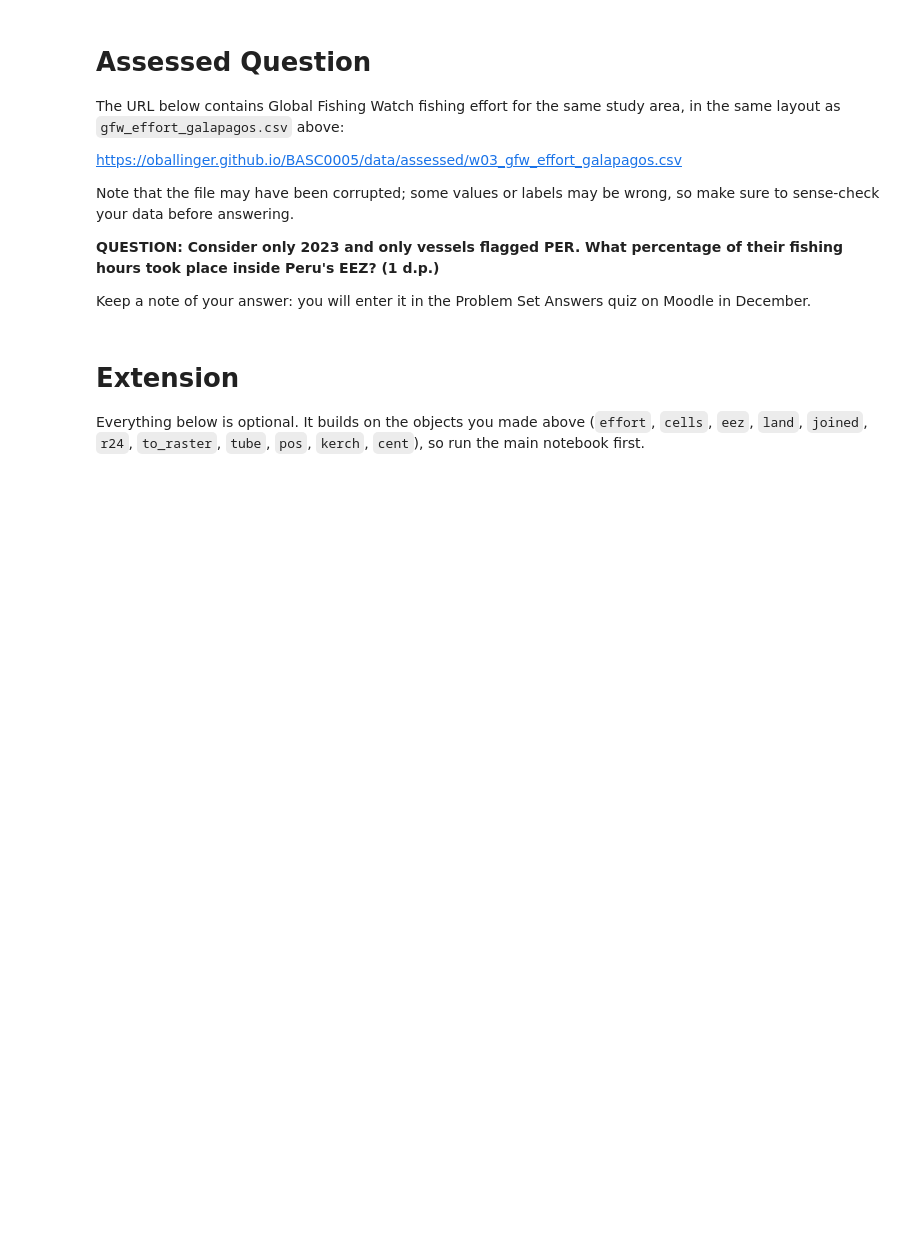
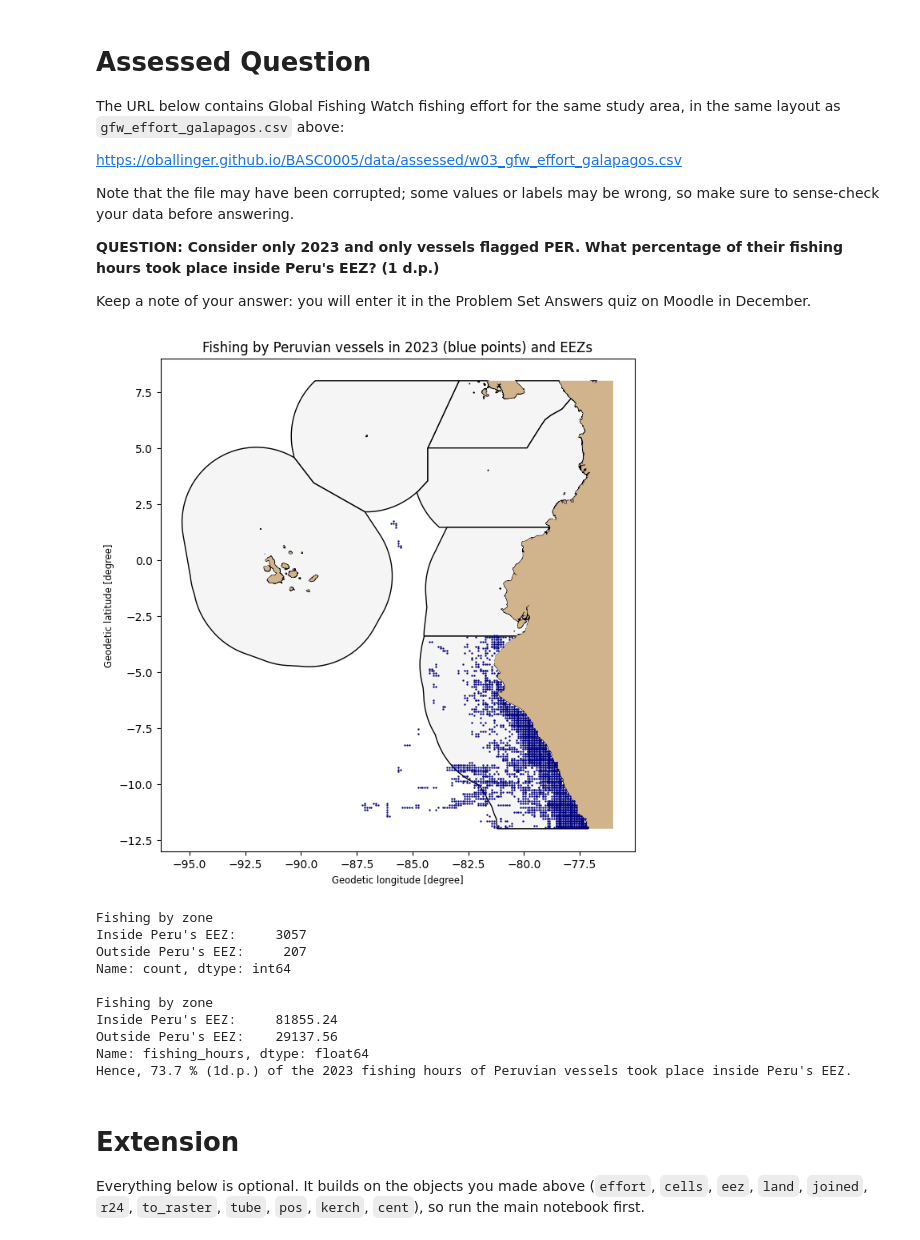
Before and after one commit to aaliyamckee/QM2, a Jupyter notebook: Aaliya's_W03_Spatial_Data.ipynb, the cells around one changed output. Saved outputs shown, nothing was run; the diff lists cells and outputs as text; code cells hidden in the pictures; blank space fills up the shorter version.

```diff
--- a/Aaliya's_W03_Spatial_Data.ipynb
+++ b/Aaliya's_W03_Spatial_Data.ipynb
@@ -413,3 +411,73 @@ Keep a note of your answer: you will enter it in the Problem Set Answers quiz on
+# %%
+#filtering it down to just 2023:
+
+fishing_effort = pd.read_csv("https://oballinger.github.io/BASC0005/data/assessed/w03_gfw_effort_galapagos.csv")
+
+fishing_2023 = fishing_effort[fishing_effort["year"] == 2023]
+
+#filtering it to just Peru in 2023:
+
+peru_2023 = fishing_2023[fishing_2023["flag"] == "PER"]
+
+
+#plotting the fishing points - but just for Peruvian fishing vessels in 2023
+
+points = gpd.GeoDataFrame(peru_2023, geometry=gpd.points_from_xy(peru_2023["lat"], peru_2023["lon"]), crs="EPSG:4326") #latitude and longitude are the wrong way round in the dataset, swapping here so it shows the points correctly
+points.head()
+
+#plot map with EEZ polygons
+
+ax = eez.plot(figsize=(10, 8), color="whitesmoke", edgecolor="black")   # EEZ polygons
+land.plot(ax=ax, color="tan")                                            # land
+points.plot(ax=ax, markersize=0.5, color="navy")                          # fishing cells - already filtered to just Peruvian vessels from 2023
+plt.title("Fishing by Peruvian vessels in 2023 (blue points) and EEZs")
+plt.show()
+
+#identifying how many points are inside and outside Peru's EEZ
+
+#print(eez.columns)
+#print(eez.head())
+
+peru_eez = eez[eez["sovereign"] == "Peru"]
+
+# merge Peru's EEZ polygon into a single shape - don't think this is actually necessary as it's only one.
+peru_shape = peru_eez.union_all()
+
+# True if the point lies inside the EEZ
+inside = points.within(peru_shape)
+
+points["Fishing by zone"] = inside.map({True: "Inside Peru's EEZ:", False: "Outside Peru's EEZ:"})
+
+print(points["Fishing by zone"].value_counts())
+
+print(
+
+)
+
+#now by how many fishing hours is associated with each data point..
+
+hours_by_zone = points.groupby("Fishing by zone")["fishing_hours"].sum()
+print(hours_by_zone)
+
+#some good old-fashioned maths:
+#hours inside Peru's EEZ: 81855.24
+#hours outside Peru's EEZ: 29137.56
+
+#percentage of fishing hours that took place inside Peru's EEZ:
+
+print("Hence,", f"{100*81855.24/(81855.24+29137.56):.1f}", "% (1d.p.) of the 2023 fishing hours of Peruvian vessels took place inside Peru's EEZ.")
+# %% [output]
+[figure, added]
+Fishing by zone
+Inside Peru's EEZ:     3057
+Outside Peru's EEZ:     207
+Name: count, dtype: int64
+
+Fishing by zone
+Inside Peru's EEZ:     81855.24
+Outside Peru's EEZ:    29137.56
+Name: fishing_hours, dtype: float64
+Hence, 73.7 % (1d.p.) of the 2023 fishing hours of Peruvian vessels took place inside Peru's EEZ.
 # %% [markdown]
 # Extension
 
```
Also changed, not shown: parts of 1 cell of this notebook.
